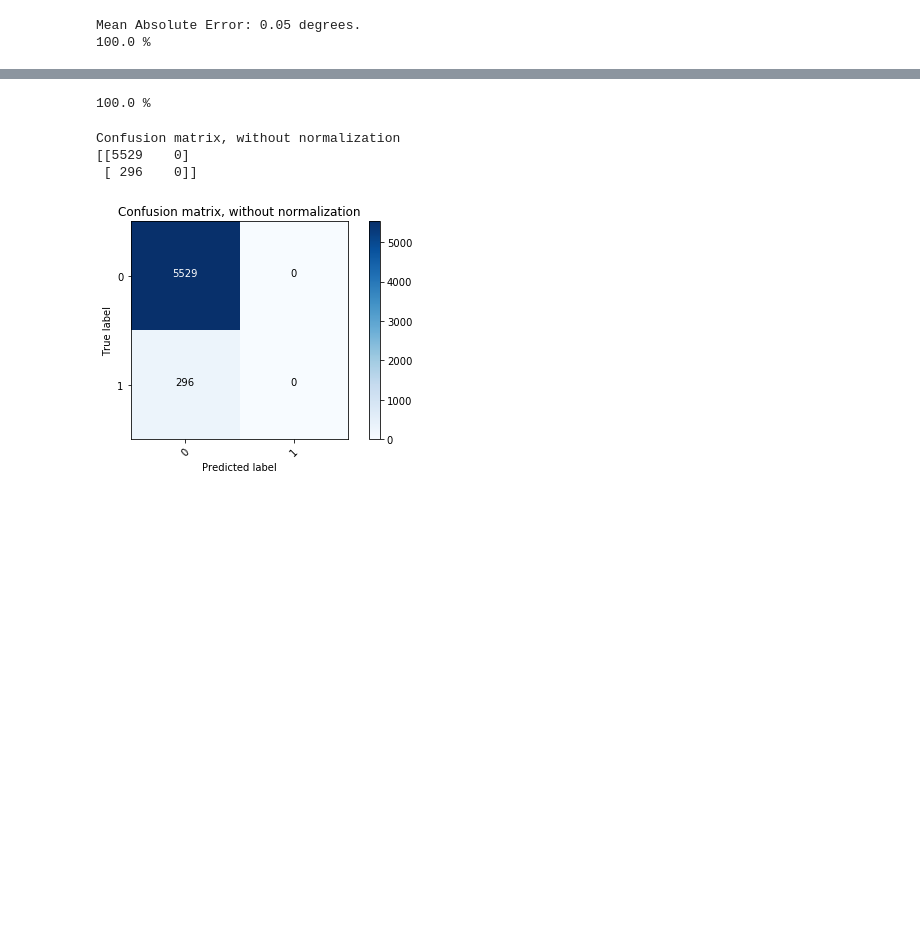
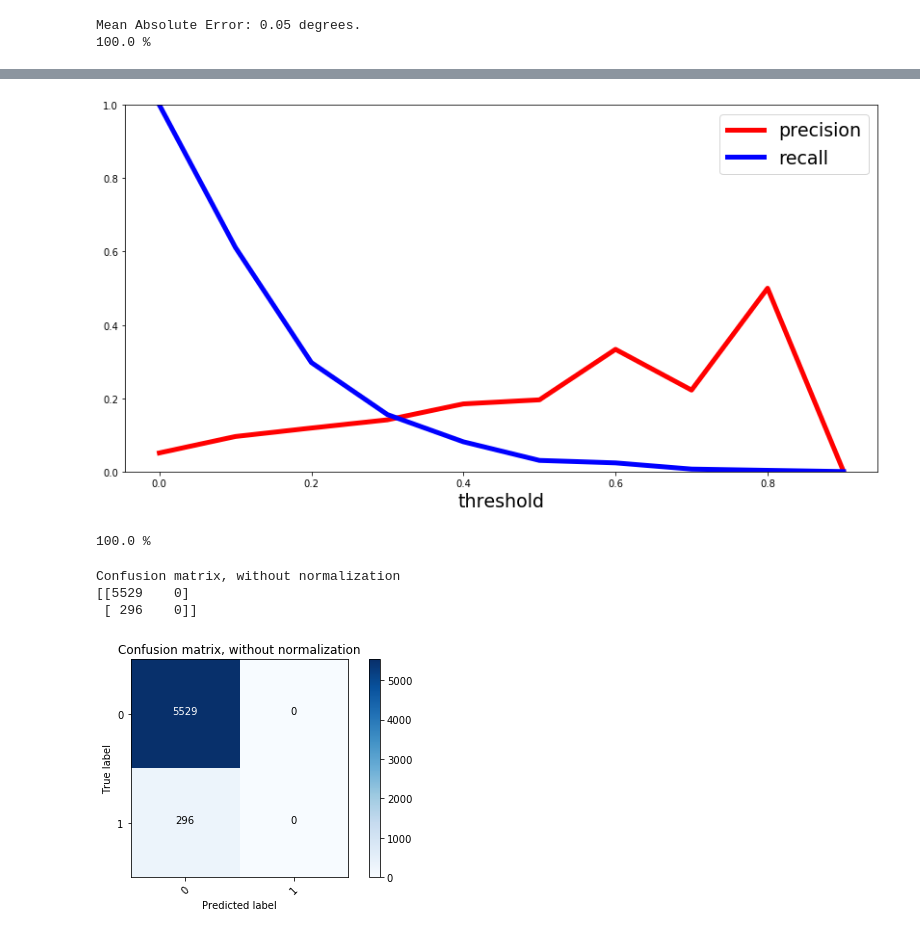
Before and after one commit to eld1e6o/Organizaci-nDeDatosFIUBA, a Jupyter notebook: TP2/LearnModel.ipynb, the cells around one changed output, grey strips where cells are left out. Saved outputs shown, nothing was run; the diff lists cells and outputs as text; code cells hidden in the pictures; blank space fills up the shorter version.

```diff
--- a/TP2/LearnModel.ipynb
+++ b/TP2/LearnModel.ipynb
@@ -385,3 +458,17 @@ plot_precision_and_recall(precision, recall, threshold)
+# %%
+from sklearn.metrics import precision_recall_curve
+
+# getting the probabilities of our predictions
+y_scores_orig = classifier.predict_proba(X_test)
+y_scores = y_scores_orig[:,1]
+#y_scores = (y_scores_orig [:,1] >= threshold1).astype('int')
+#Si no hay ningún 1 da Warning y no se plotea nada
+precision, recall, threshold = precision_recall_curve(y_test, y_scores)
+
+plt.figure(figsize=(14, 7))
+plot_precision_and_recall(precision, recall, threshold)
+# %% [output]
+[figure, added]
 # %%
 # Logistic Regression
 logreg = LogisticRegression()
```
Also changed, not shown: parts of 24 cells of this notebook, 1 other file.
